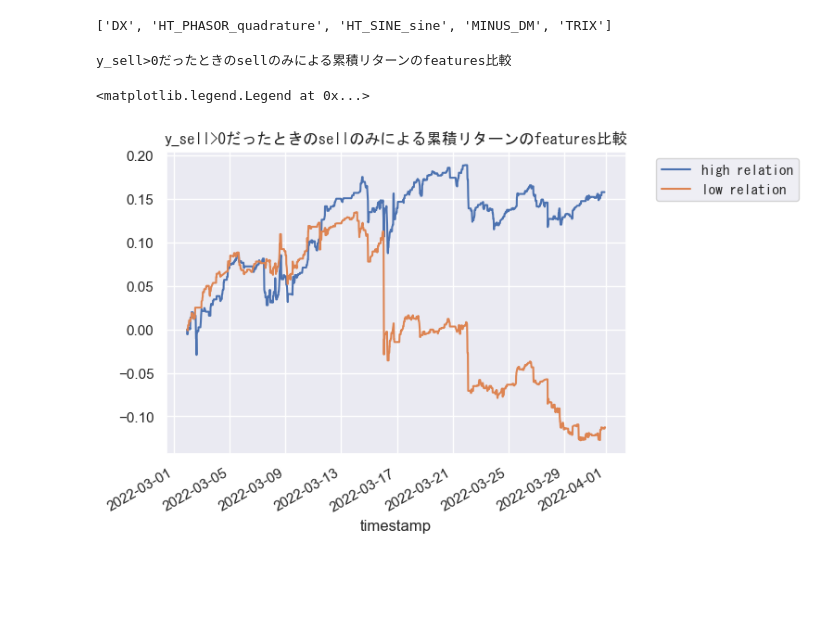
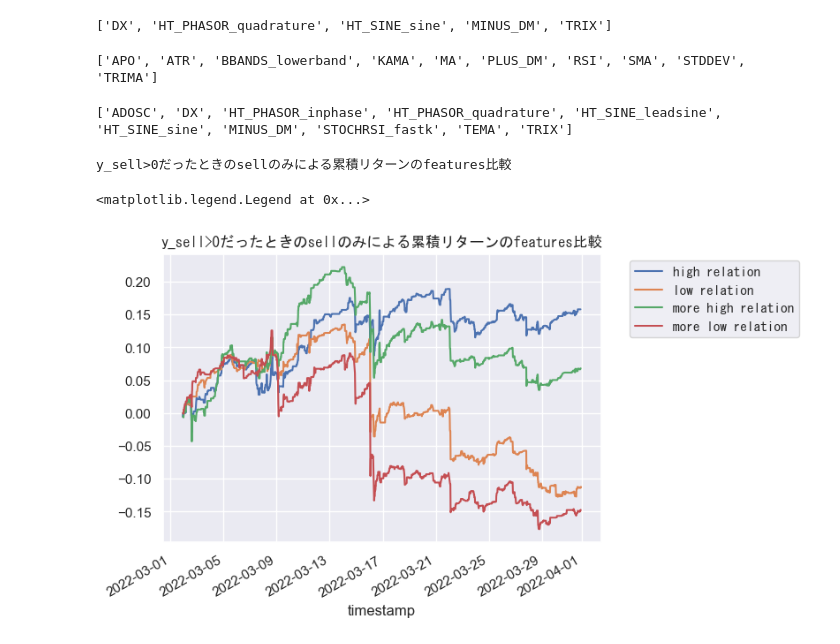
Before and after one commit to CosmoMax10/robin_mlbot_practice, a Jupyter notebook: features_engineering_practice.ipynb, the cells around one changed output. Saved outputs shown, nothing was run; the diff lists cells and outputs as text; code cells hidden in the pictures; blank space fills up the shorter version.

```diff
--- a/features_engineering_practice.ipynb
+++ b/features_engineering_practice.ipynb
@@ -380,6 +380,42 @@ low_relation_features =sorted([
 print(low_relation_features)
 # %% [output]
 ['DX', 'HT_PHASOR_quadrature', 'HT_SINE_sine', 'MINUS_DM', 'TRIX']
+# %%
+more_high_relation_features =sorted([
+    'PLUS_DM',
+    'KAMA',
+    'BBANDS_lowerband',
+    'RSI',
+    'ATR',
+    'STDDEV',
+    'TRIMA',
+    'MA',
+    'SMA',
+    'APO',
+])
+
+
+print(more_high_relation_features)
+# %% [output]
+['APO', 'ATR', 'BBANDS_lowerband', 'KAMA', 'MA', 'PLUS_DM', 'RSI', 'SMA', 'STDDEV', 'TRIMA']
+# %%
+more_low_relation_features =sorted([
+    'MINUS_DM',
+    'HT_SINE_sine',
+    'TRIX',
+    'HT_PHASOR_quadrature',
+    'DX',
+    'HT_SINE_leadsine',
+    'ADOSC',
+    'HT_PHASOR_inphase',
+    'STOCHRSI_fastk',
+    'TEMA'
+])
+
+
+print(more_low_relation_features)
+# %% [output]
+['ADOSC', 'DX', 'HT_PHASOR_inphase', 'HT_PHASOR_quadrature', 'HT_SINE_leadsine', 'HT_SINE_sine', 'MINUS_DM', 'STOCHRSI_fastk', 'TEMA', 'TRIX']
 # %%
 df = pd.read_pickle('df_y.pkl')
 df.dropna(inplace=True)
@@ -405,13 +445,17 @@ df.to_pickle('df_fit.pkl')
 # %%
 df = pd.read_pickle('df_fit.pkl')
 
 print('y_sell>0だったときのsellのみによる累積リターンのfeatures比較')
 df['y_sell'][df['high_related_pred'] > 0].cumsum().plot(label='high relation')
 df['y_sell'][df['low_related_pred'] > 0].cumsum().plot(label='low relation')
+df['y_sell'][df['more_high_related_pred'] > 0].cumsum().plot(label='more high relation')
+df['y_sell'][df['more_low_related_pred'] > 0].cumsum().plot(label='more low relation')
+
+
 
 plt.title('y_sell>0だったときのsellのみによる累積リターンのfeatures比較', fontname='MS Gothic')
 plt.legend(bbox_to_anchor=(1.05, 1), prop={'family':'MS Gothic'})
 # %% [output]
 y_sell>0だったときのsellのみによる累積リターンのfeatures比較
 <matplotlib.legend.Legend at 0x...>
-[figure, old version]
+[figure, new version]
```
Also changed, not shown: parts of 1 cell of this notebook.
